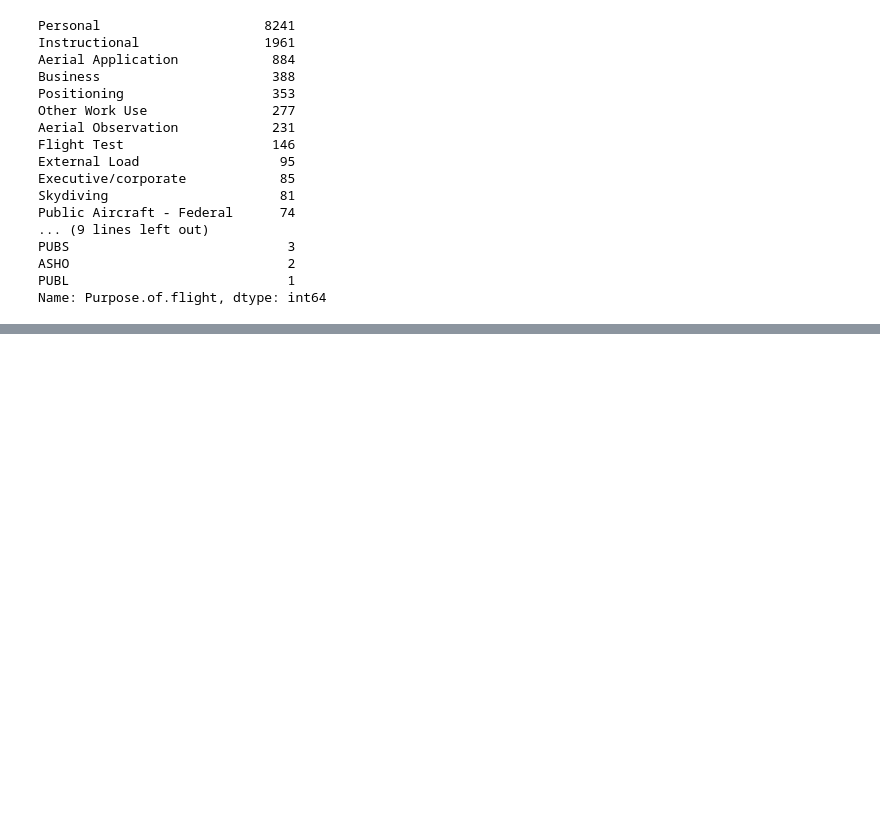
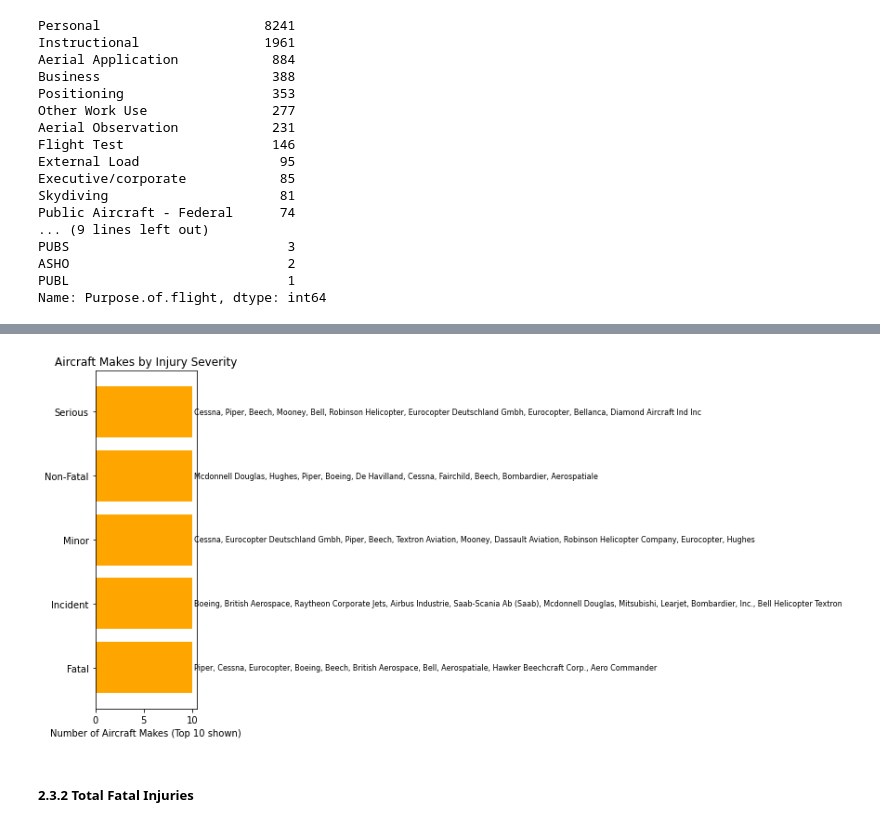
Before and after one commit to thomasamuti-cpu/Aviation_data-assignment, a Jupyter notebook: phase1_project.ipynb, the cells around one changed output, grey strips where cells are left out. Cells and saved outputs as stored; diff of their text form; code cells hidden in the pictures; blank space fills up the shorter version.

```diff
--- a/phase1_project.ipynb
+++ b/phase1_project.ipynb
@@ -460,0 +723,13 @@ Name: Purpose.of.flight, dtype: int64
+# %%
+# For the injury severity, let us look at the frequency of injury severity based on Make
+# Group by Injury.Severity and show all aircraft makes for each severity
+injury_examples = (
+    aviation_data.groupby('Injury.Severity')['Make']
+    .unique()  # list all unique aircraft makes per severity
+)
+
+# Set max column width to display full content
+pd.set_option('display.max_colwidth', None)
+
+# Display
+injury_examples
@@ -460,0 +744,18 @@ Name: Purpose.of.flight, dtype: int64
+# %%
+# Illustrate our findings in a horizontal bar graph (but since the figure is huge, we will plot the first 10 aircrafts by injury severity)
+
+plt.figure(figsize=(12, 6))
+for i, severity in enumerate(injury_examples.index):
+    top_aircrafts = injury_examples[severity][:10]  # show only top 10
+    plt.barh(i, len(top_aircrafts), color='orange')
+    plt.text(len(top_aircrafts) + 0.2, i, ', '.join(top_aircrafts), va='center', fontsize=8)
+
+plt.yticks(range(len(injury_examples)), injury_examples.index)
+plt.xlabel("Number of Aircraft Makes (Top 10 shown)")
+plt.title("Aircraft Makes by Injury Severity")
+plt.tight_layout()
+plt.show()
+# %% [output]
+[figure, added]
+# %% [markdown]
+##### 2.3.2 Total Fatal Injuries
```
Also changed, not shown: parts of 26 cells of this notebook.
